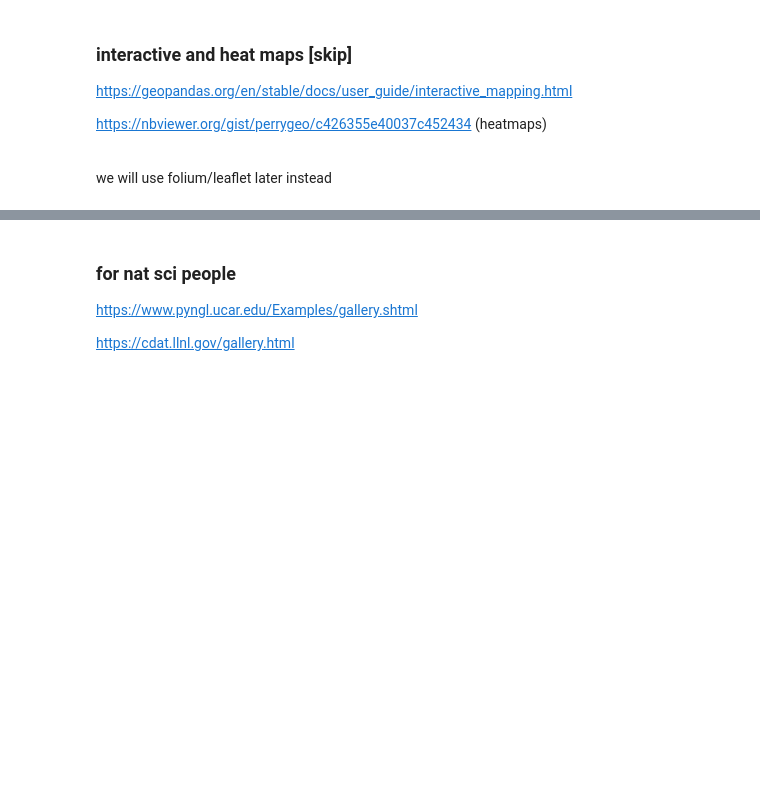
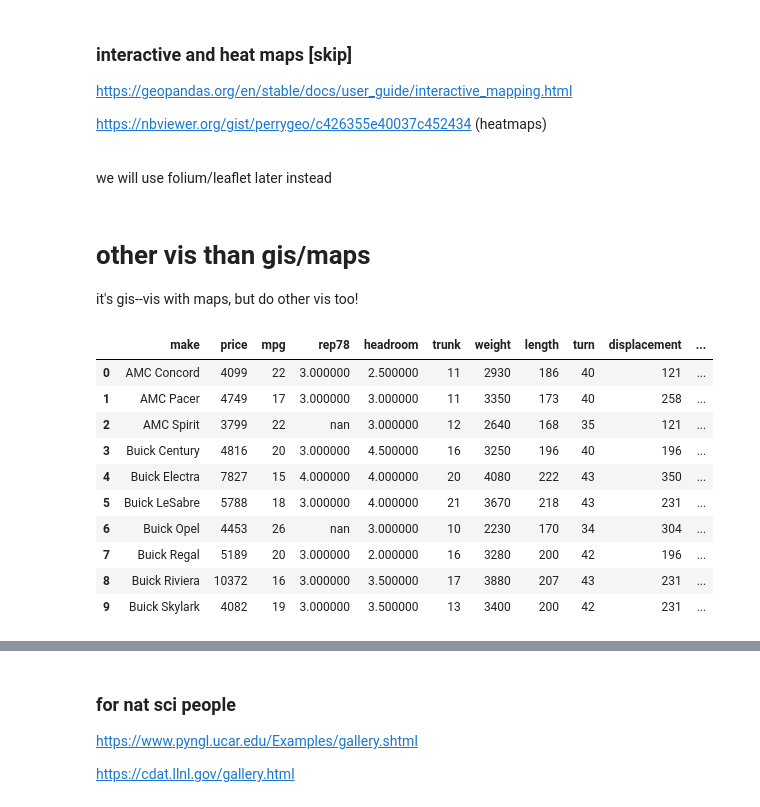
Before and after one commit to theaok/gisPy, a Jupyter notebook: map.ipynb, the cells around one changed output, grey strips where cells are left out. Cells and saved outputs as stored; diff of their text form; code cells hidden in the pictures; blank space fills up the shorter version.

```diff
--- a/map.ipynb
+++ b/map.ipynb
@@ -1080,3 +1080,7 @@ https://geopandas.org/en/stable/docs/user_guide/interactive_mapping.html
 https://nbviewer.org/gist/perrygeo/c426355e40037c452434 (heatmaps)
 
 <br>we will use folium/leaflet later instead
+# %% [markdown]
+# other vis than gis/maps
+
+it's gis--vis with maps, but do other vis too!
@@ -1082,0 +1091,14 @@ https://nbviewer.org/gist/perrygeo/c426355e40037c452434 (heatmaps)
+# %%
+auto[:10].style.background_gradient(cmap='Greens') #RdYlGn #https://seaborn.pydata.org/tutorial/color_palettes.html
+# %% [output]
+|  | make | price | mpg | rep78 | headroom | trunk | weight | length | turn | displacement | ... |
+| 0 | AMC Concord | 4099 | 22 | 3.000000 | 2.500000 | 11 | 2930 | 186 | 40 | 121 | ... |
+| 1 | AMC Pacer | 4749 | 17 | 3.000000 | 3.000000 | 11 | 3350 | 173 | 40 | 258 | ... |
+| 2 | AMC Spirit | 3799 | 22 | nan | 3.000000 | 12 | 2640 | 168 | 35 | 121 | ... |
+| 3 | Buick Century | 4816 | 20 | 3.000000 | 4.500000 | 16 | 3250 | 196 | 40 | 196 | ... |
+| 4 | Buick Electra | 7827 | 15 | 4.000000 | 4.000000 | 20 | 4080 | 222 | 43 | 350 | ... |
+| 5 | Buick LeSabre | 5788 | 18 | 3.000000 | 4.000000 | 21 | 3670 | 218 | 43 | 231 | ... |
+| 6 | Buick Opel | 4453 | 26 | nan | 3.000000 | 10 | 2230 | 170 | 34 | 304 | ... |
+| 7 | Buick Regal | 5189 | 20 | 3.000000 | 2.000000 | 16 | 3280 | 200 | 42 | 196 | ... |
+| 8 | Buick Riviera | 10372 | 16 | 3.000000 | 3.500000 | 17 | 3880 | 207 | 43 | 231 | ... |
+| 9 | Buick Skylark | 4082 | 19 | 3.000000 | 3.500000 | 13 | 3400 | 200 | 42 | 231 | ... |
```
Also changed, not shown: parts of 8 cells of this notebook.
